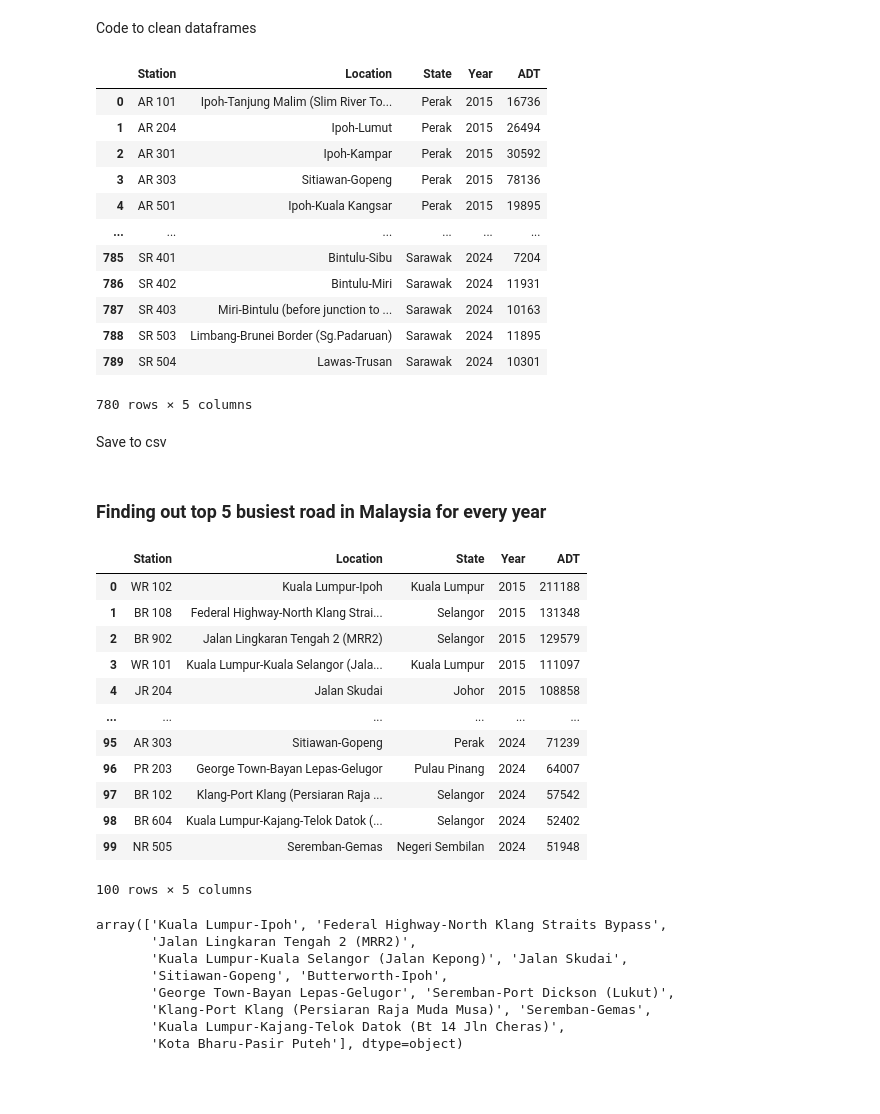
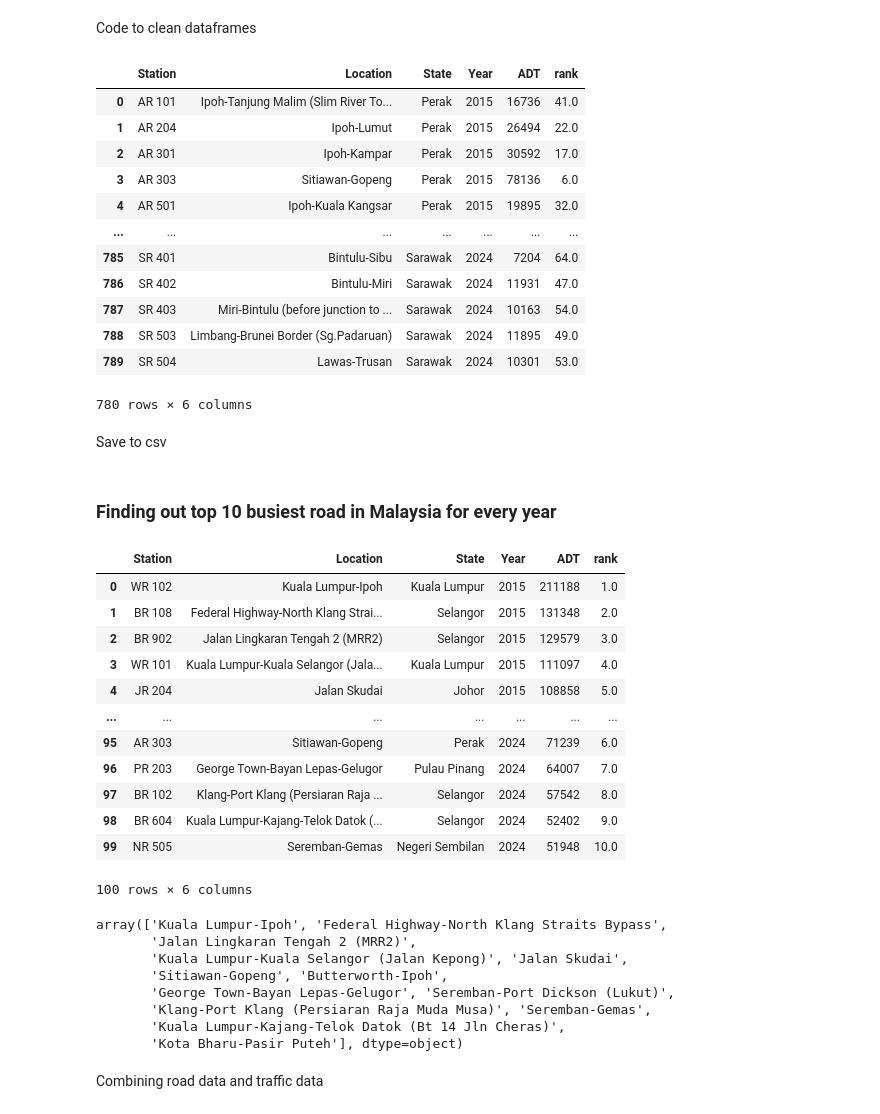
Before and after one commit to NotHLee/FIT3179_A2, a Jupyter notebook: data/cleaning.ipynb, the cells around one changed output. Drawn from its saved outputs; the diff is of its cells as text; code cells hidden in the pictures; blank space fills up the shorter version.

```diff
--- a/data/cleaning.ipynb
+++ b/data/cleaning.ipynb
@@ -266,72 +266,79 @@ def clean_data(df):
 # %%
 # clean each dataframe
 cleaned_dfs = [clean_data(df) for df in dfs]
 
 # Merge in wide format (easier to align on common columns like State, Station)
 merged_df = pd.concat(cleaned_dfs, ignore_index=True)
 
 # remove BIL column and use natural index
 merged_df = merged_df.drop(columns=[merged_df.columns[0]])
 
 # Then melt to long format
 melted_df = merged_df.melt(
     id_vars=['STESEN', 'LOKASI', 'State'],  # adjust column names
     var_name='Year',
     value_name='ADT',
     value_vars=['2015', '2016', '2017', '2018', '2019', '2020', '2021', '2022', '2023', '2024']  # adjust year columns
 )
 
 # rename STESEN to Station and LOKASI to Location
 melted_df = melted_df.rename(columns={'STESEN': 'Station', 'LOKASI': 'Location'})
 
 # remove station = WR103
 melted_df = melted_df[melted_df['Station'] != 'WR 103']
 
 # convert ADT to numeric, removing commas
 melted_df['ADT'] = pd.to_numeric(melted_df['ADT'].str.replace(',', ''), errors='coerce')
 
+# assign a rank column based on ADT within each year
+melted_df['rank'] = melted_df.groupby('Year')['ADT'].rank(ascending=False, method='first')
+
 melted_df
 # %% [output]
-|  | Station | Location | State | Year | ADT |
-| 0 | AR 101 | Ipoh-Tanjung Malim (Slim River To... | Perak | 2015 | 16736 |
-| 1 | AR 204 | Ipoh-Lumut | Perak | 2015 | 26494 |
-| 2 | AR 301 | Ipoh-Kampar | Perak | 2015 | 30592 |
-| 3 | AR 303 | Sitiawan-Gopeng | Perak | 2015 | 78136 |
-| 4 | AR 501 | Ipoh-Kuala Kangsar | Perak | 2015 | 19895 |
-| ... | ... | ... | ... | ... | ... |
-| 785 | SR 401 | Bintulu-Sibu | Sarawak | 2024 | 7204 |
-| 786 | SR 402 | Bintulu-Miri | Sarawak | 2024 | 11931 |
-| 787 | SR 403 | Miri-Bintulu (before junction to ... | Sarawak | 2024 | 10163 |
-| 788 | SR 503 | Limbang-Brunei Border (Sg.Padaruan) | Sarawak | 2024 | 11895 |
-| 789 | SR 504 | Lawas-Trusan | Sarawak | 2024 | 10301 |
+|  | Station | Location | State | Year | ADT | rank |
+| 0 | AR 101 | Ipoh-Tanjung Malim (Slim River To... | Perak | 2015 | 16736 | 41.0 |
+| 1 | AR 204 | Ipoh-Lumut | Perak | 2015 | 26494 | 22.0 |
+| 2 | AR 301 | Ipoh-Kampar | Perak | 2015 | 30592 | 17.0 |
+| 3 | AR 303 | Sitiawan-Gopeng | Perak | 2015 | 78136 | 6.0 |
+| 4 | AR 501 | Ipoh-Kuala Kangsar | Perak | 2015 | 19895 | 32.0 |
+| ... | ... | ... | ... | ... | ... | ... |
+| 785 | SR 401 | Bintulu-Sibu | Sarawak | 2024 | 7204 | 64.0 |
+| 786 | SR 402 | Bintulu-Miri | Sarawak | 2024 | 11931 | 47.0 |
+| 787 | SR 403 | Miri-Bintulu (before junction to ... | Sarawak | 2024 | 10163 | 54.0 |
+| 788 | SR 503 | Limbang-Brunei Border (Sg.Padaruan) | Sarawak | 2024 | 11895 | 49.0 |
+| 789 | SR 504 | Lawas-Trusan | Sarawak | 2024 | 10301 | 53.0 |
-780 rows × 5 columns
+780 rows × 6 columns
 # %% [markdown]
 Save to csv
 # %%
 melted_df.to_csv('../data/traffic/adt_data.csv', index=False)
 # %% [markdown]
-### Finding out top 5 busiest road in Malaysia for every year
+### Finding out top 10 busiest road in Malaysia for every year
 # %%
+import pandas as pd
+
 # load the cleaned data
 melted_df = pd.read_csv('../data/traffic/adt_data.csv')
 
 # find top k busiest roads by year
 k = 10
 top_k_by_year = melted_df.groupby('Year').apply(lambda x: x.nlargest(k, 'ADT')).reset_index(drop=True)
+
+top_k_by_year
 # %% [output]
-|  | Station | Location | State | Year | ADT |
-| 0 | WR 102 | Kuala Lumpur-Ipoh | Kuala Lumpur | 2015 | 211188 |
-| 1 | BR 108 | Federal Highway-North Klang Strai... | Selangor | 2015 | 131348 |
-| 2 | BR 902 | Jalan Lingkaran Tengah 2 (MRR2) | Selangor | 2015 | 129579 |
-| 3 | WR 101 | Kuala Lumpur-Kuala Selangor (Jala... | Kuala Lumpur | 2015 | 111097 |
-| 4 | JR 204 | Jalan Skudai | Johor | 2015 | 108858 |
-| ... | ... | ... | ... | ... | ... |
-| 95 | AR 303 | Sitiawan-Gopeng | Perak | 2024 | 71239 |
-| 96 | PR 203 | George Town-Bayan Lepas-Gelugor | Pulau Pinang | 2024 | 64007 |
-| 97 | BR 102 | Klang-Port Klang (Persiaran Raja ... | Selangor | 2024 | 57542 |
-| 98 | BR 604 | Kuala Lumpur-Kajang-Telok Datok (... | Selangor | 2024 | 52402 |
-| 99 | NR 505 | Seremban-Gemas | Negeri Sembilan | 2024 | 51948 |
+|  | Station | Location | State | Year | ADT | rank |
+| 0 | WR 102 | Kuala Lumpur-Ipoh | Kuala Lumpur | 2015 | 211188 | 1.0 |
+| 1 | BR 108 | Federal Highway-North Klang Strai... | Selangor | 2015 | 131348 | 2.0 |
+| 2 | BR 902 | Jalan Lingkaran Tengah 2 (MRR2) | Selangor | 2015 | 129579 | 3.0 |
+| 3 | WR 101 | Kuala Lumpur-Kuala Selangor (Jala... | Kuala Lumpur | 2015 | 111097 | 4.0 |
+| 4 | JR 204 | Jalan Skudai | Johor | 2015 | 108858 | 5.0 |
+| ... | ... | ... | ... | ... | ... | ... |
+| 95 | AR 303 | Sitiawan-Gopeng | Perak | 2024 | 71239 | 6.0 |
+| 96 | PR 203 | George Town-Bayan Lepas-Gelugor | Pulau Pinang | 2024 | 64007 | 7.0 |
+| 97 | BR 102 | Klang-Port Klang (Persiaran Raja ... | Selangor | 2024 | 57542 | 8.0 |
+| 98 | BR 604 | Kuala Lumpur-Kajang-Telok Datok (... | Selangor | 2024 | 52402 | 9.0 |
+| 99 | NR 505 | Seremban-Gemas | Negeri Sembilan | 2024 | 51948 | 10.0 |
-100 rows × 5 columns
+100 rows × 6 columns
 # %%
 # find all unique stations in the top k list
 unique_stations = top_k_by_year['Location'].unique()
@@ -345,3 +352,5 @@ array(['Kuala Lumpur-Ipoh', 'Federal Highway-North Klang Straits Bypass',
        'Klang-Port Klang (Persiaran Raja Muda Musa)', 'Seremban-Gemas',
        'Kuala Lumpur-Kajang-Telok Datok (Bt 14 Jln Cheras)',
        'Kota Bharu-Pasir Puteh'], dtype=object)
+# %% [markdown]
+Combining road data and traffic data
```
Also changed, not shown: parts of 3 cells of this notebook, 7 other files.
